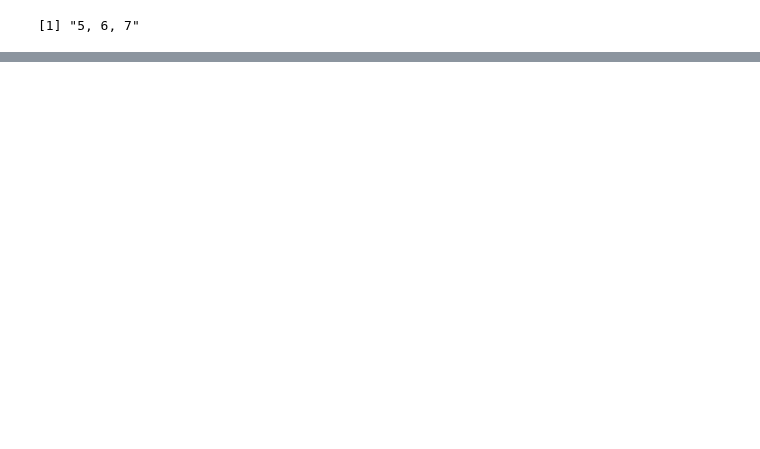
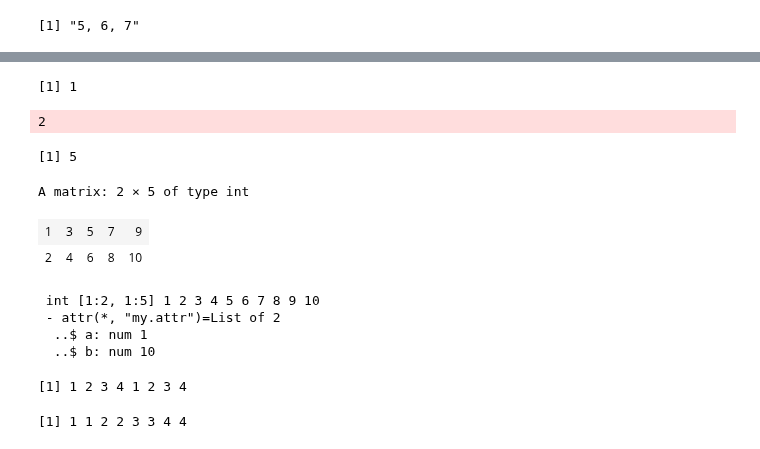
Before and after one commit to lbk209/timeseries, a Jupyter notebook: blog_about_R.ipynb, the cells around one changed output, grey strips where cells are left out. Cells and saved outputs as stored; diff of their text form; code cells hidden in the pictures; blank space fills up the shorter version.

```diff
--- a/blog_about_R.ipynb
+++ b/blog_about_R.ipynb
@@ -215,0 +238,32 @@ fun(5, 6, c=7)
+# %%
+print(1)
+message(2)
+# %% [output]
+[1] 1
+2
+# %%
+a = seq(1,5)
+b = seq(5,10)
+intersect(a, b)
+# %% [output]
+[1] 5
+# %%
+x <- 1:10
+attr(x, "dim") <- c(2, 5)
+attr(x, "my.attr") <- list(a=1, b=10)
+x
+str(x)
+# %% [output]
+A matrix: 2 × 5 of type int
+| 1 | 3 | 5 | 7 | 9 |
+| 2 | 4 | 6 | 8 | 10 |
+ int [1:2, 1:5] 1 2 3 4 5 6 7 8 9 10
+ - attr(*, "my.attr")=List of 2
+  ..$ a: num 1
+  ..$ b: num 10
+# %%
+rep(1:4, 2)
+rep(1:4, each = 2)
+# %% [output]
+[1] 1 2 3 4 1 2 3 4
+[1] 1 1 2 2 3 3 4 4
```
Also changed, not shown: parts of 8 cells of this notebook.
